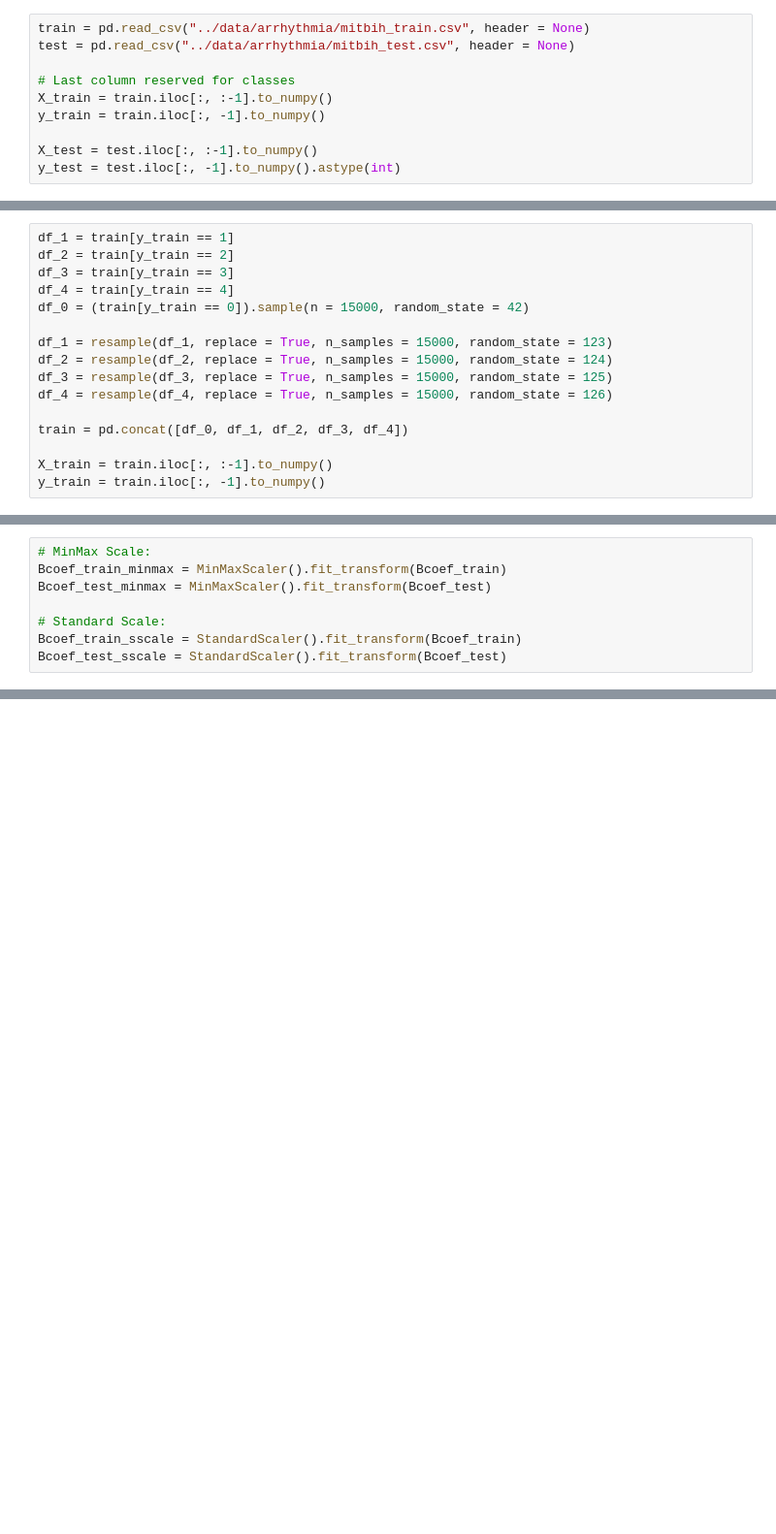
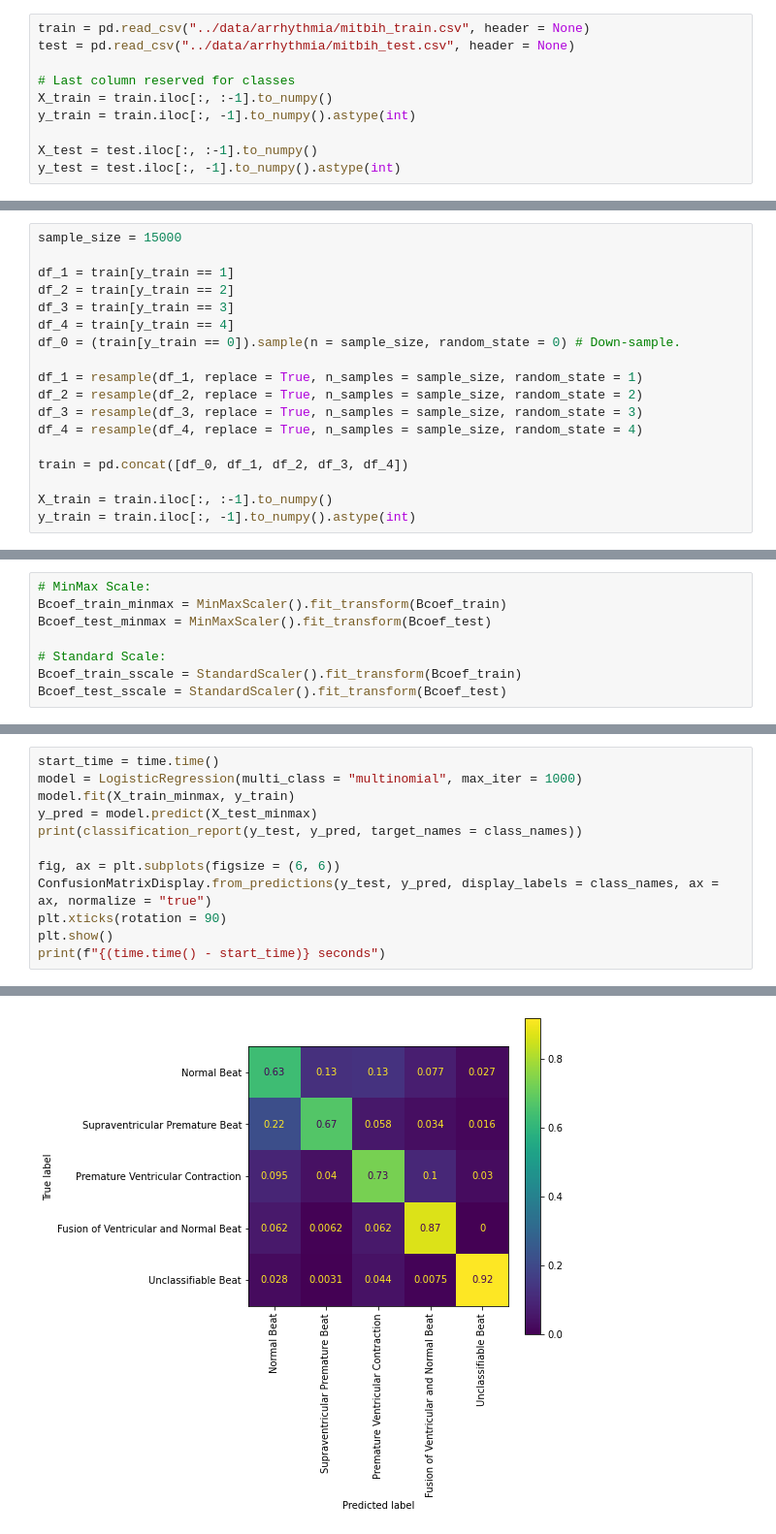
Before and after one commit to numersoz/projects, a Jupyter notebook: ecg_heartbeat_categorization/B-Spline.ipynb, the cells around one changed output, grey strips where cells are left out. Shown at 97% size. Cells and saved outputs as stored; diff of their text form; blank space fills up the shorter version.

```diff
--- a/ecg_heartbeat_categorization/B-Spline.ipynb
+++ b/ecg_heartbeat_categorization/B-Spline.ipynb
@@ -20,7 +41,7 @@ test = pd.read_csv("../data/arrhythmia/mitbih_test.csv", header = None)
 
 # Last column reserved for classes
 X_train = train.iloc[:, :-1].to_numpy()
-y_train = train.iloc[:, -1].to_numpy()
+y_train = train.iloc[:, -1].to_numpy().astype(int)
 
 X_test = test.iloc[:, :-1].to_numpy()
 y_test = test.iloc[:, -1].to_numpy().astype(int)
@@ -27,19 +69,21 @@ y_test = test.iloc[:, -1].to_numpy().astype(int)
 # %%
+sample_size = 15000
+
 df_1 = train[y_train == 1]
 df_2 = train[y_train == 2]
 df_3 = train[y_train == 3]
 df_4 = train[y_train == 4]
-df_0 = (train[y_train == 0]).sample(n = 15000, random_state = 42)
+df_0 = (train[y_train == 0]).sample(n = sample_size, random_state = 0) # Down-sample.
 
-df_1 = resample(df_1, replace = True, n_samples = 15000, random_state = 123)
-df_2 = resample(df_2, replace = True, n_samples = 15000, random_state = 124)
-df_3 = resample(df_3, replace = True, n_samples = 15000, random_state = 125)
-df_4 = resample(df_4, replace = True, n_samples = 15000, random_state = 126)
+df_1 = resample(df_1, replace = True, n_samples = sample_size, random_state = 1)
+df_2 = resample(df_2, replace = True, n_samples = sample_size, random_state = 2)
+df_3 = resample(df_3, replace = True, n_samples = sample_size, random_state = 3)
+df_4 = resample(df_4, replace = True, n_samples = sample_size, random_state = 4)
 
 train = pd.concat([df_0, df_1, df_2, df_3, df_4])
 
 X_train = train.iloc[:, :-1].to_numpy()
-y_train = train.iloc[:, -1].to_numpy()
+y_train = train.iloc[:, -1].to_numpy().astype(int)
 # %%
 class_names = [
     "Normal Beat",
@@ -86,0 +146,13 @@ Bcoef_test_sscale = StandardScaler().fit_transform(Bcoef_test)
+# %%
+start_time = time.time()
+model = LogisticRegression(multi_class = "multinomial", max_iter = 1000)
+model.fit(X_train_minmax, y_train)
+y_pred = model.predict(X_test_minmax)
+print(classification_report(y_test, y_pred, target_names = class_names))
+
+fig, ax = plt.subplots(figsize = (6, 6))
+ConfusionMatrixDisplay.from_predictions(y_test, y_pred, display_labels = class_names, ax = ax, normalize = "true")
+plt.xticks(rotation = 90)
+plt.show()
+print(f"{(time.time() - start_time)} seconds")
+# %% [output]
@@ -86,0 +170 @@ Bcoef_test_sscale = StandardScaler().fit_transform(Bcoef_test)
+[figure, added]
```
Also changed, not shown: parts of 37 cells of this notebook, 1 other file.
